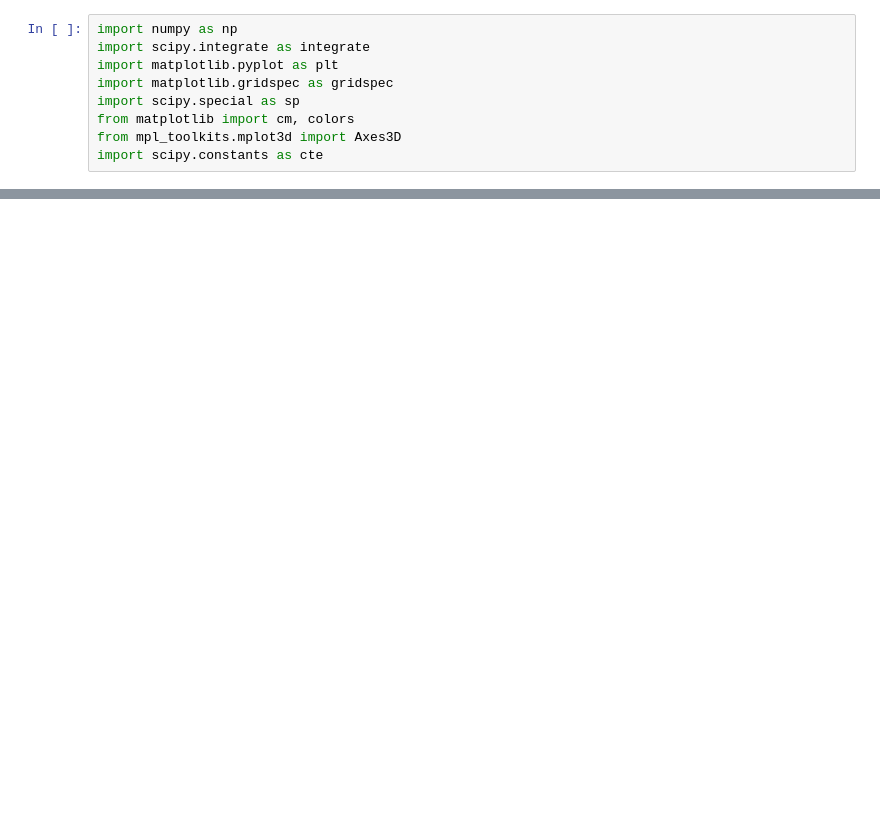
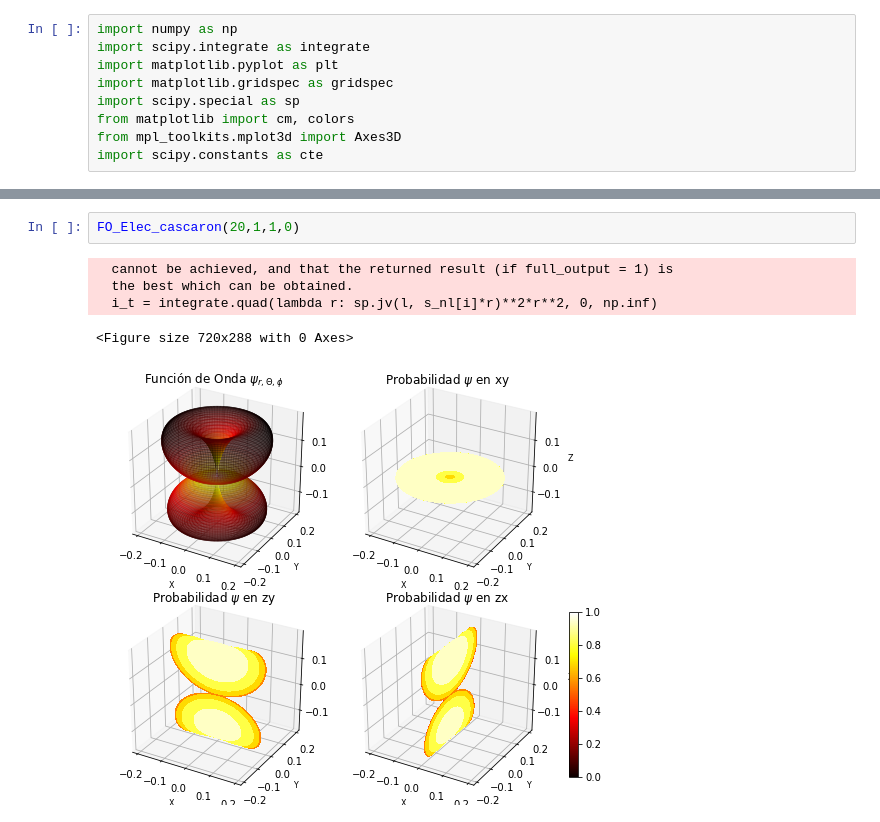
Before and after one commit to ColleaguePhy/Cuantica, a Jupyter notebook: Radial_Particula.ipynb, the cells around one changed output, grey strips where cells are left out. Cells and saved outputs as stored; diff of their text form; blank space fills up the shorter version.

```diff
--- a/Radial_Particula.ipynb
+++ b/Radial_Particula.ipynb
@@ -73,0 +185,8 @@ plt.plot(-np.flip(r),np.flip(R_nl[0]/np.max(R_nl[0])))
+# %%
+FO_Elec_cascaron(20,1,1,0)
+# %% [output]
+  cannot be achieved, and that the returned result (if full_output = 1) is
+  the best which can be obtained.
+  i_t = integrate.quad(lambda r: sp.jv(l, s_nl[i]*r)**2*r**2, 0, np.inf)
+<Figure size 720x288 with 0 Axes>
+[figure, added]
```
Also changed, not shown: parts of 15 cells of this notebook.
